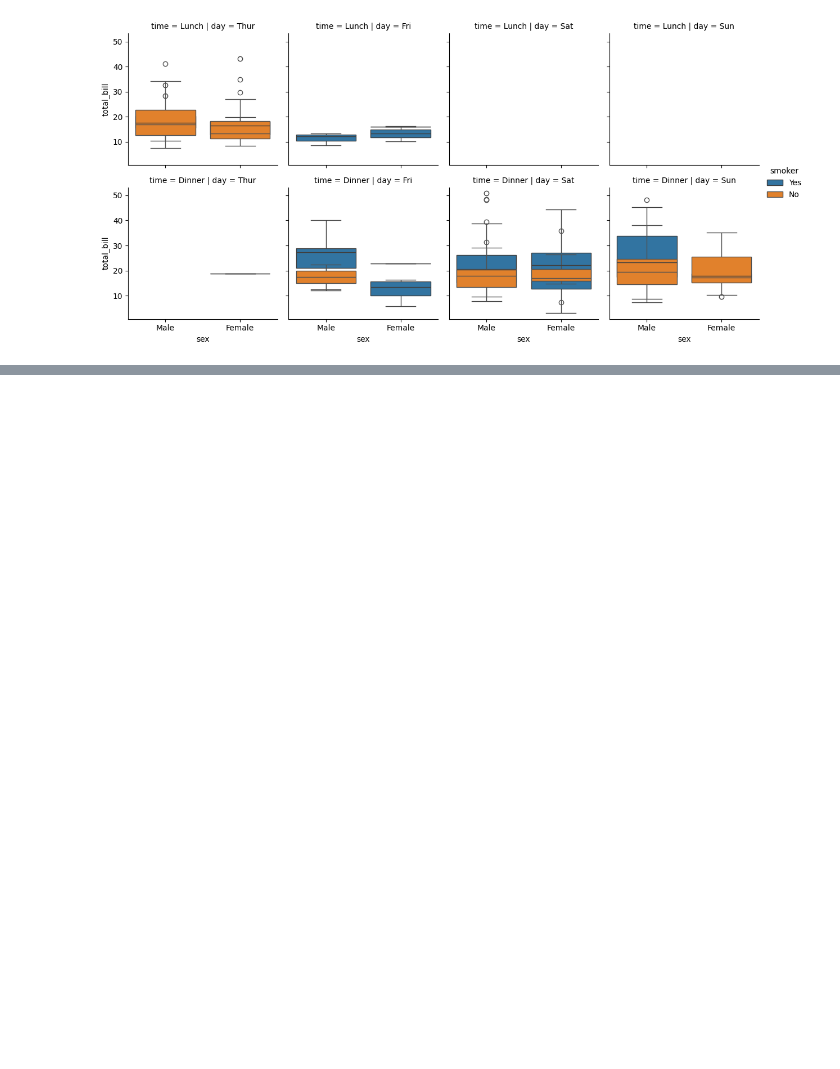
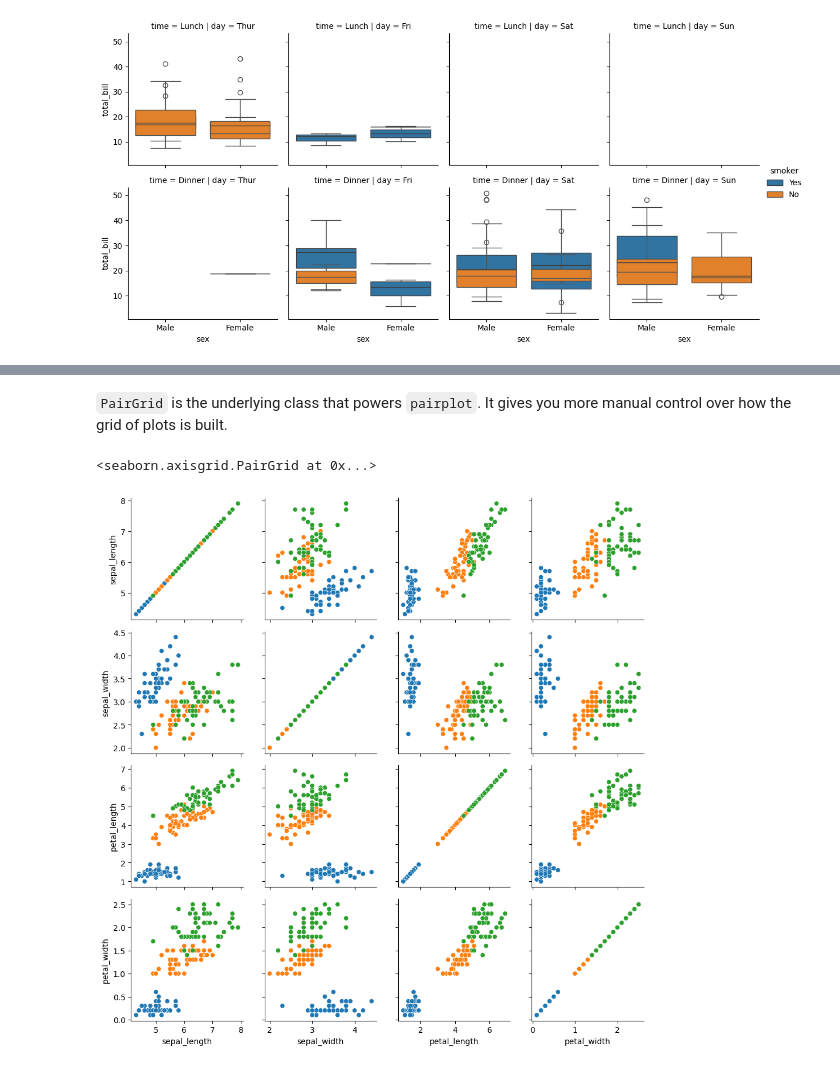
Before and after one commit to adilkamal2478/Adil_Pandas_campusx, a Jupyter notebook: Seaborn_my_notes_session_26.ipynb, the cells around one changed output, grey strips where cells are left out. Cells and saved outputs as stored; diff of their text form; code cells hidden in the pictures; blank space fills up the shorter version.

```diff
--- a/Seaborn_my_notes_session_26.ipynb
+++ b/Seaborn_my_notes_session_26.ipynb
@@ -442,0 +470,12 @@ g.add_legend()
+# %% [markdown]
+
+`PairGrid` is the underlying class that powers `pairplot`. It gives you more manual control over how the grid of plots is built.
+# %%
+# Pair grid - father of pairplot
+# we can more customize the pairplot
+
+g = sns.PairGrid(data = iris , hue='species')
+g.map(sns.scatterplot)
+# %% [output]
+<seaborn.axisgrid.PairGrid at 0x...>
+[figure, added]
```
Also changed, not shown: parts of 18 cells of this notebook.
